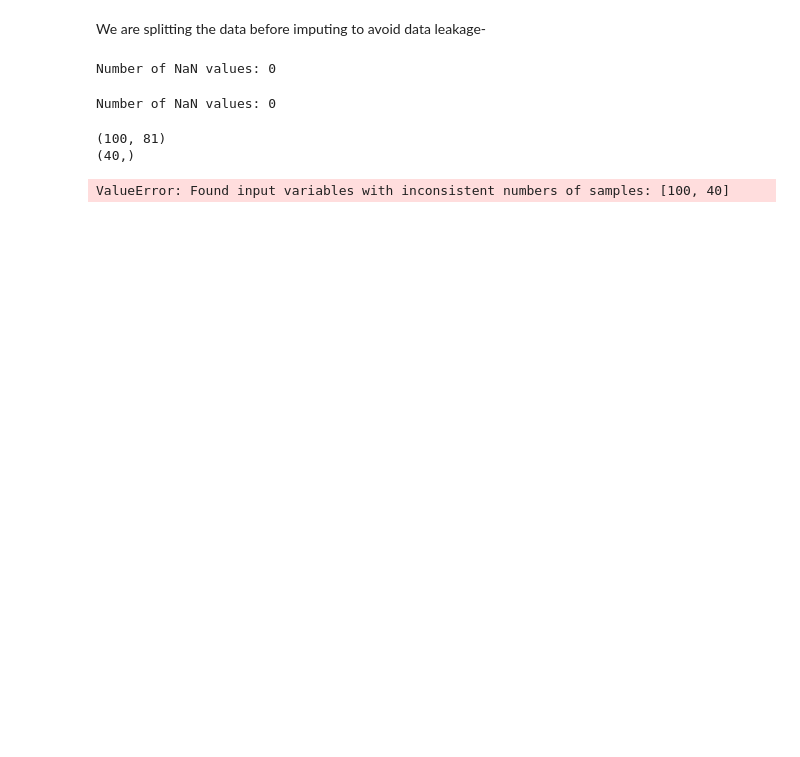
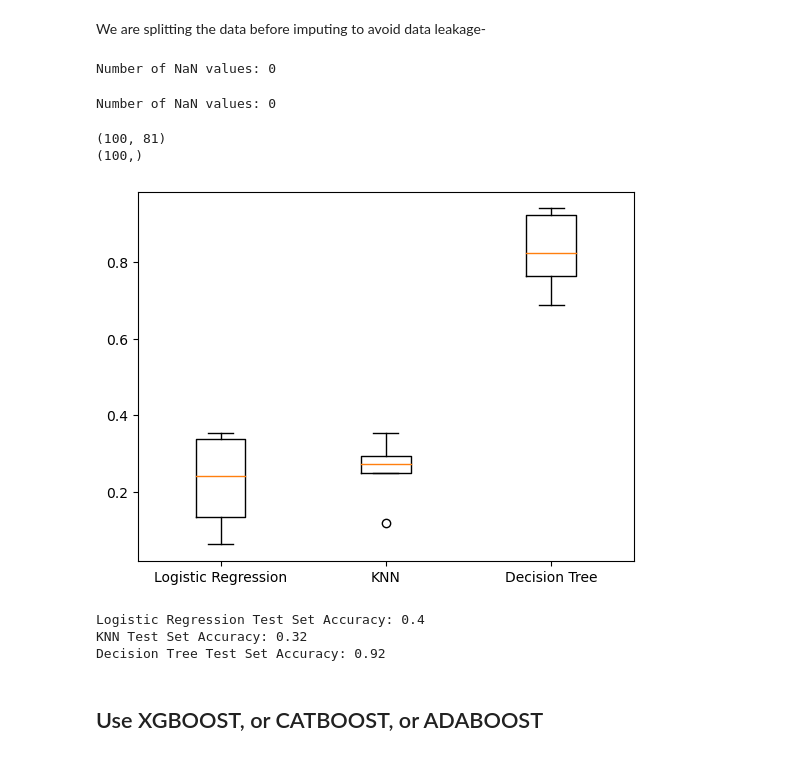
Before and after one commit to ayushi-2611/University-Ranking-using-LLMs, a Jupyter notebook: Excel1_model_and_preprocessing_5112023.ipynb, the cells around one changed output. Drawn from its saved outputs; the diff is of its cells as text; code cells hidden in the pictures; blank space fills up the shorter version.

```diff
--- a/Excel1_model_and_preprocessing_5112023.ipynb
+++ b/Excel1_model_and_preprocessing_5112023.ipynb
@@ -162,8 +166,8 @@ X_train, X_test, y_train, y_test = train_test_split(X, y, test_size=0.2, random_
 from sklearn.impute import SimpleImputer
 import numpy as np
 imp_num = SimpleImputer(strategy='mean')
-X_train = imp_num.fit_transform(X_train_num)
-X_test = imp_num.transform(X_test_num)
+X_train = imp_num.fit_transform(X_train)
+X_test = imp_num.transform(X_test)
 # %%
 nan_count = np.isnan(X_train).sum()
 print("Number of NaN values:", nan_count)
@@ -177,25 +181,36 @@ Number of NaN values: 0
 # %%
 import matplotlib.pyplot as plt
 from sklearn.preprocessing import StandardScaler
 from sklearn.model_selection import cross_val_score, KFold, train_test_split
 from sklearn.neighbors import KNeighborsClassifier
 from sklearn.linear_model import LogisticRegression
 from sklearn.tree import DecisionTreeClassifier
 scaler = StandardScaler()
 X_train_scaled = scaler.fit_transform(X_train)
 X_test_scaled = scaler.transform(X_test)
 print(X_train_scaled.shape)
 print(y_train.shape)
-models = {"Logistic Regression": LogisticRegression(), "KNN": KNeighborsClassifier(),
+models = {"Logistic Regression": LogisticRegression(max_iter=1000), "KNN": KNeighborsClassifier(),
 "Decision Tree": DecisionTreeClassifier()}
 results = []
 for model in models.values():
     kf = KFold(n_splits=6, random_state=42, shuffle=True)
     cv_results = cross_val_score(model, X_train_scaled, y_train, cv=kf)
     results.append(cv_results)
 plt.boxplot(results, labels=models.keys())
 plt.show()
 # %% [output]
 (100, 81)
-(40,)
+(100,)
-ValueError: Found input variables with inconsistent numbers of samples: [100, 40]
+[figure, added]
+# %%
+for name, model in models.items():
+    model.fit(X_train_scaled, y_train)
+    test_score = model.score(X_test_scaled, y_test)
+    print("{} Test Set Accuracy: {}".format(name, test_score))
+# %% [output]
+Logistic Regression Test Set Accuracy: 0.4
+KNN Test Set Accuracy: 0.32
+Decision Tree Test Set Accuracy: 0.92
+# %% [markdown]
+## Use XGBOOST, or CATBOOST, or ADABOOST
```
Also changed, not shown: parts of 7 cells of this notebook, 8 other files.
